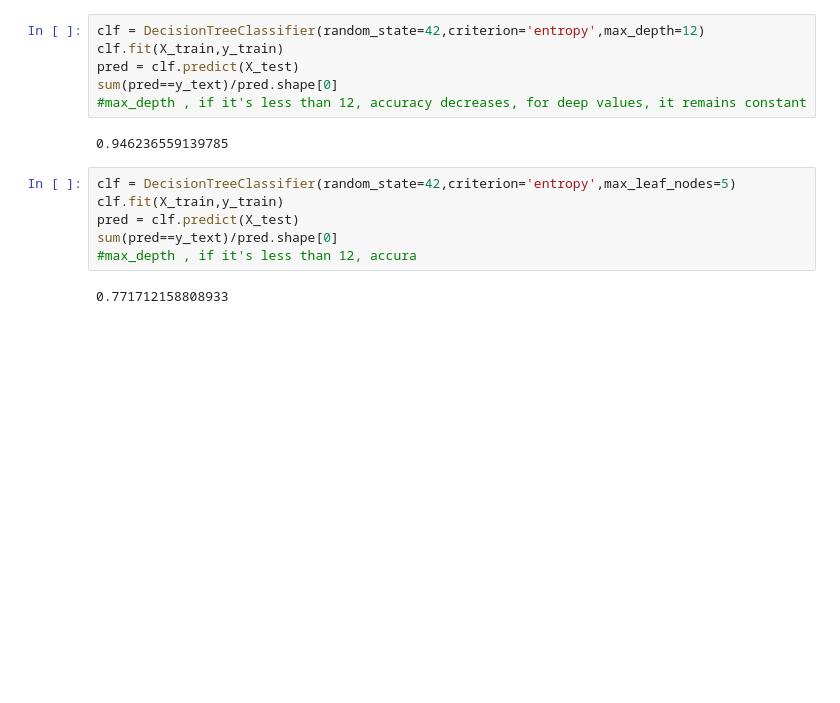
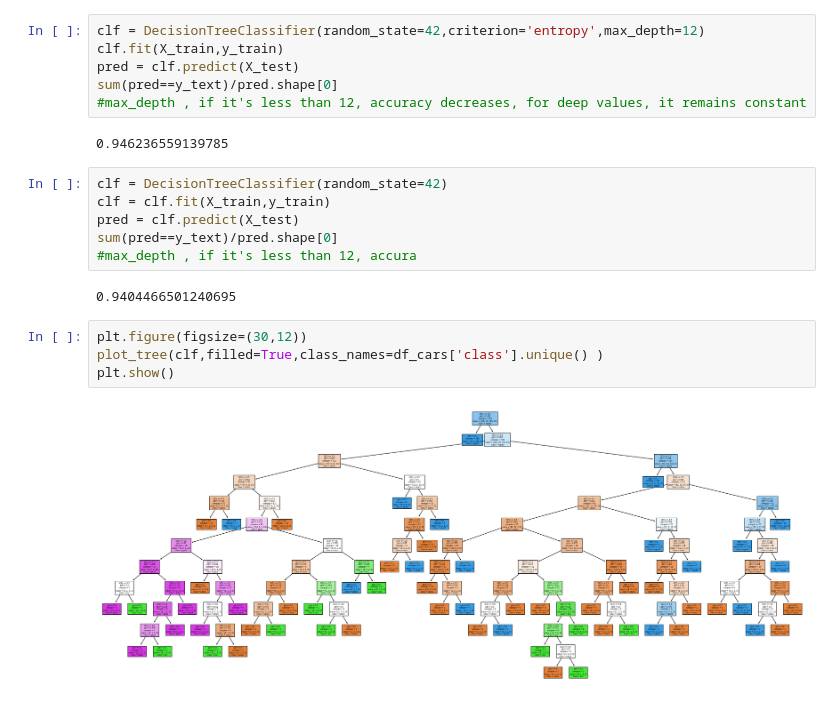
Before and after one commit to S-Alikhonov/AI_ML, a Jupyter notebook: Chapter 2/06. Trees/DT_cars.ipynb, the cells around one changed output. Drawn from its saved outputs; the diff is of its cells as text; blank space fills up the shorter version.

```diff
--- a/Chapter 2/06. Trees/DT_cars.ipynb
+++ b/Chapter 2/06. Trees/DT_cars.ipynb
@@ -44,10 +45,16 @@ sum(pred==y_text)/pred.shape[0]
 # %% [output]
 0.946236559139785
 # %%
-clf = DecisionTreeClassifier(random_state=42,criterion='entropy',max_leaf_nodes=5)
-clf.fit(X_train,y_train)
+clf = DecisionTreeClassifier(random_state=42)
+clf = clf.fit(X_train,y_train)
 pred = clf.predict(X_test)
 sum(pred==y_text)/pred.shape[0]
 #max_depth , if it's less than 12, accura
 # %% [output]
-0.771712158808933
+0.9404466501240695
+# %%
+plt.figure(figsize=(30,12))
+plot_tree(clf,filled=True,class_names=df_cars['class'].unique() )
+plt.show()
+# %% [output]
+[figure, added]
```
Also changed, not shown: parts of 2 cells of this notebook, 13 other files.
